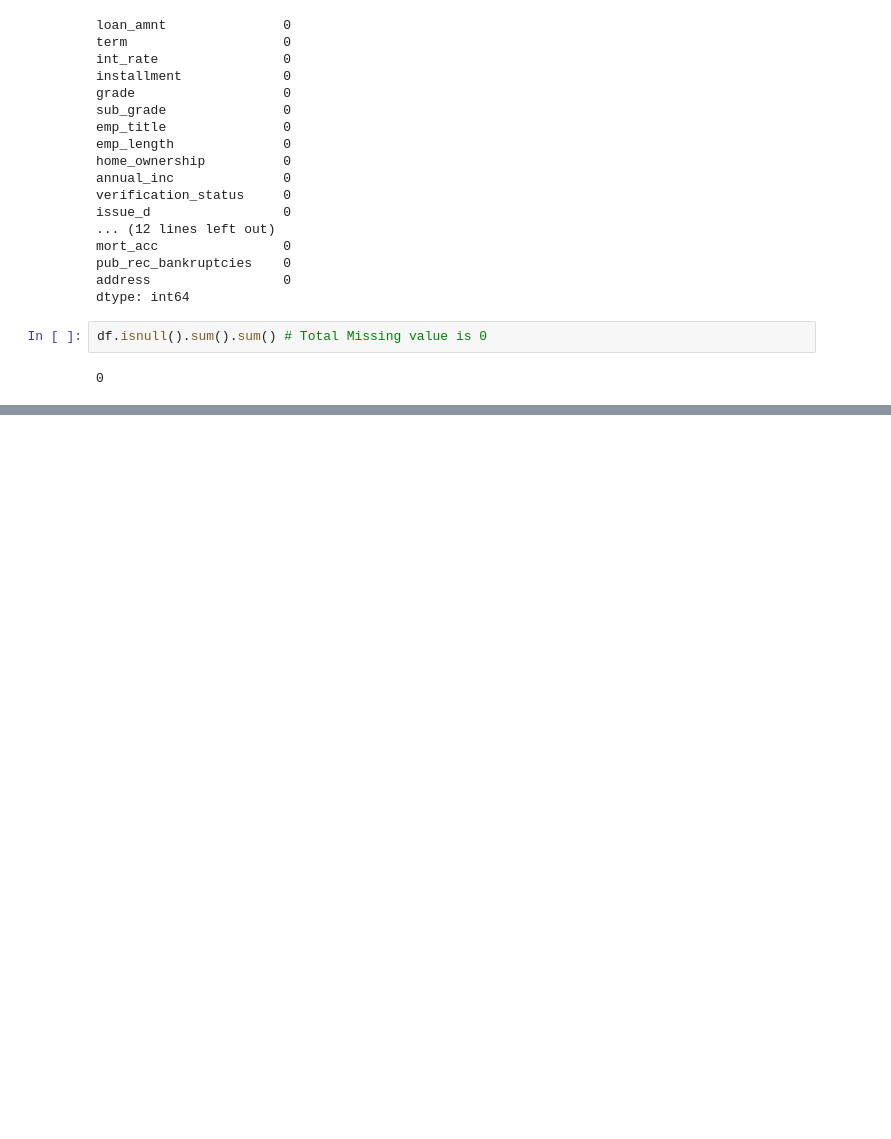
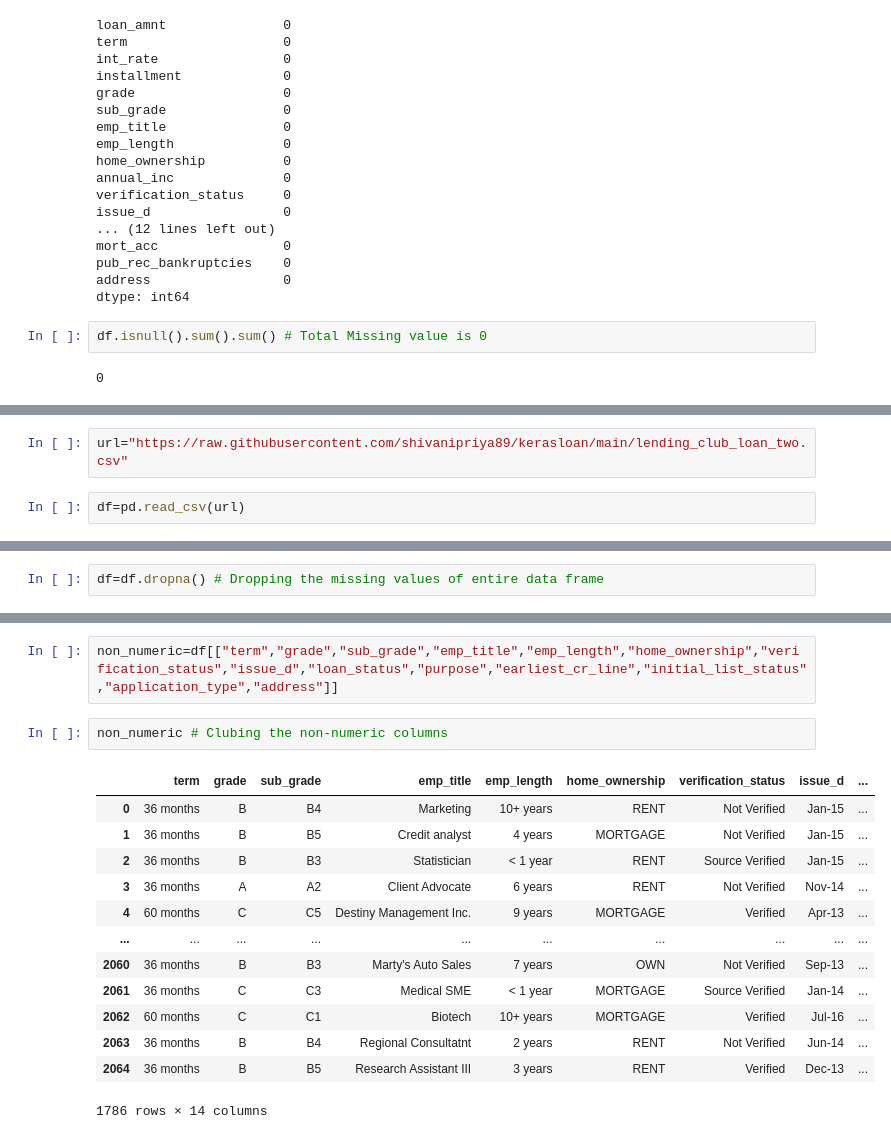
Before and after one commit to shivanipriya89/practicetensor, a Jupyter notebook: thekeras.ipynb, the cells around one changed output, grey strips where cells are left out. Drawn from its saved outputs; the diff is of its cells as text; blank space fills up the shorter version.

```diff
--- a/thekeras.ipynb
+++ b/thekeras.ipynb
@@ -2019,0 +2026,4 @@ df.isnull().sum().sum() # Total Missing value is 0
+# %%
+url="https://raw.githubusercontent.com/shivanipriya89/kerasloan/main/lending_club_loan_two.csv"
+# %%
+df=pd.read_csv(url)
@@ -2019,0 +2056,2 @@ df.isnull().sum().sum() # Total Missing value is 0
+# %%
+df=df.dropna() # Dropping the missing values of entire data frame
@@ -2019,0 +2104,18 @@ df.isnull().sum().sum() # Total Missing value is 0
+# %%
+non_numeric=df[["term","grade","sub_grade","emp_title","emp_length","home_ownership","verification_status","issue_d","loan_status","purpose","earliest_cr_line","initial_list_status","application_type","address"]]
+# %%
+non_numeric # Clubing the non-numeric columns
+# %% [output]
+|  | term | grade | sub_grade | emp_title | emp_length | home_ownership | verification_status | issue_d | ... |
+| 0 | 36 months | B | B4 | Marketing | 10+ years | RENT | Not Verified | Jan-15 | ... |
+| 1 | 36 months | B | B5 | Credit analyst | 4 years | MORTGAGE | Not Verified | Jan-15 | ... |
+| 2 | 36 months | B | B3 | Statistician | < 1 year | RENT | Source Verified | Jan-15 | ... |
+| 3 | 36 months | A | A2 | Client Advocate | 6 years | RENT | Not Verified | Nov-14 | ... |
+| 4 | 60 months | C | C5 | Destiny Management Inc. | 9 years | MORTGAGE | Verified | Apr-13 | ... |
+| ... | ... | ... | ... | ... | ... | ... | ... | ... | ... |
+| 2060 | 36 months | B | B3 | Marty's Auto Sales | 7 years | OWN | Not Verified | Sep-13 | ... |
+| 2061 | 36 months | C | C3 | Medical SME | < 1 year | MORTGAGE | Source Verified | Jan-14 | ... |
+| 2062 | 60 months | C | C1 | Biotech | 10+ years | MORTGAGE | Verified | Jul-16 | ... |
+| 2063 | 36 months | B | B4 | Regional Consultatnt | 2 years | RENT | Not Verified | Jun-14 | ... |
+| 2064 | 36 months | B | B5 | Research Assistant III | 3 years | RENT | Verified | Dec-13 | ... |
+1786 rows × 14 columns
```
Also changed, not shown: parts of 11 cells of this notebook.
